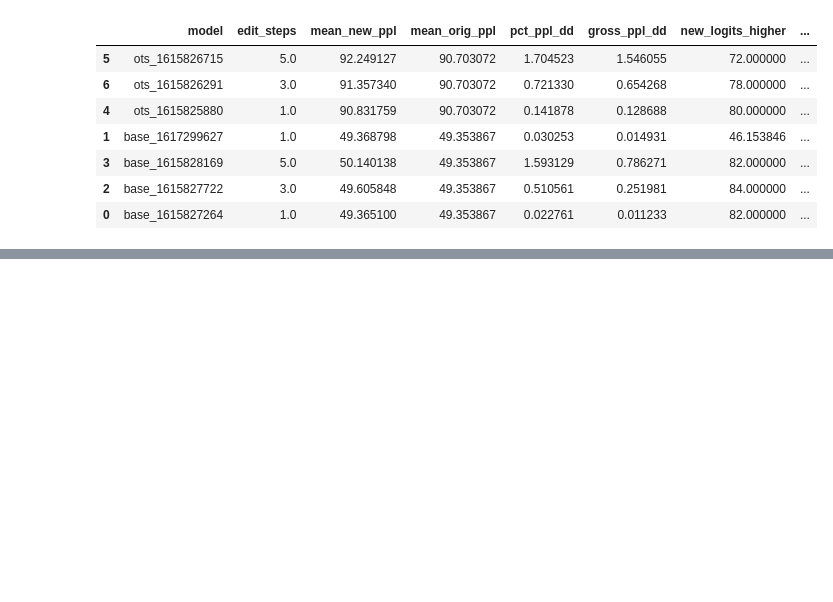
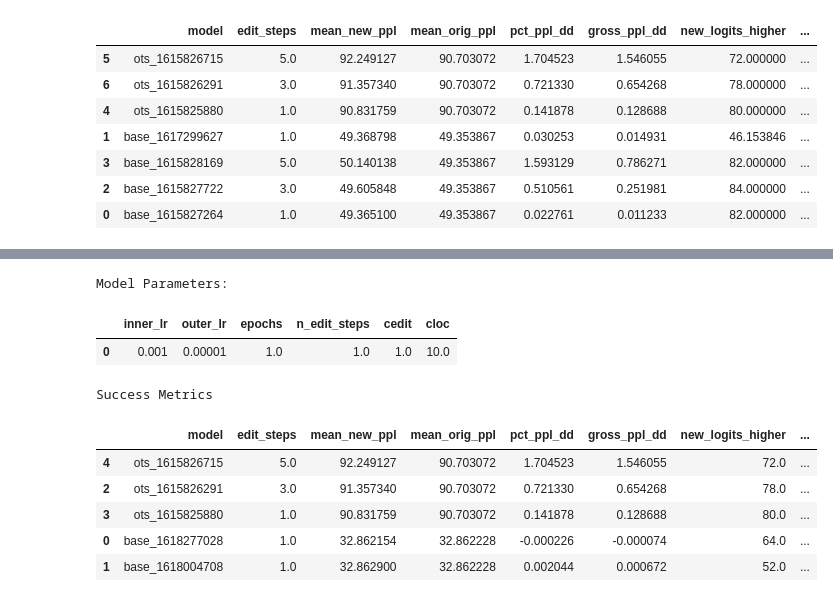
Before and after one commit to spencerbraun/editable_nlp, a Jupyter notebook: eval/Model_Comparisons.ipynb, the cells around one changed output, grey strips where cells are left out. Cells and saved outputs as stored; diff of their text form; code cells hidden in the pictures; blank space fills up the shorter version.

```diff
--- a/eval/Model_Comparisons.ipynb
+++ b/eval/Model_Comparisons.ipynb
@@ -506,0 +520,19 @@ FileNotFoundError: [Errno 2] No such file or directory: '../models/hypers.202104
+# %%
+comps = ModelComps(
+    model_name="editable_epoch0_ts10000.20210412.11.04.1618251986",
+    base_name="gpt2_epoch0_ts10000.20210408.09.04.1617899457",
+    archive=False
+)
+
+comps.summary()
+# %% [output]
+Model Parameters:
+|  | inner_lr | outer_lr | epochs | n_edit_steps | cedit | cloc |
+| 0 | 0.001 | 0.00001 | 1.0 | 1.0 | 1.0 | 10.0 |
+Success Metrics
+|  | model | edit_steps | mean_new_ppl | mean_orig_ppl | pct_ppl_dd | gross_ppl_dd | new_logits_higher | ... |
+| 4 | ots_1615826715 | 5.0 | 92.249127 | 90.703072 | 1.704523 | 1.546055 | 72.0 | ... |
+| 2 | ots_1615826291 | 3.0 | 91.357340 | 90.703072 | 0.721330 | 0.654268 | 78.0 | ... |
+| 3 | ots_1615825880 | 1.0 | 90.831759 | 90.703072 | 0.141878 | 0.128688 | 80.0 | ... |
+| 0 | base_1618277028 | 1.0 | 32.862154 | 32.862228 | -0.000226 | -0.000074 | 64.0 | ... |
+| 1 | base_1618004708 | 1.0 | 32.862900 | 32.862228 | 0.002044 | 0.000672 | 52.0 | ... |
```
Also changed, not shown: parts of 1 cell of this notebook, 3 other files.
